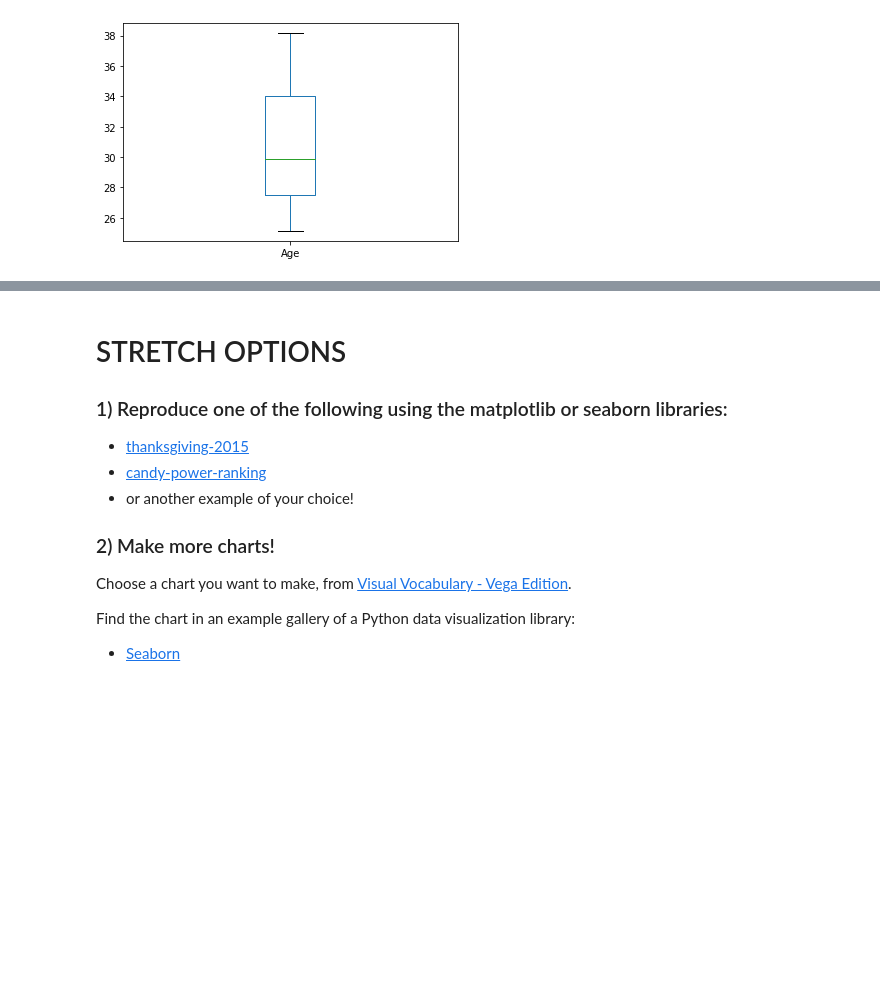
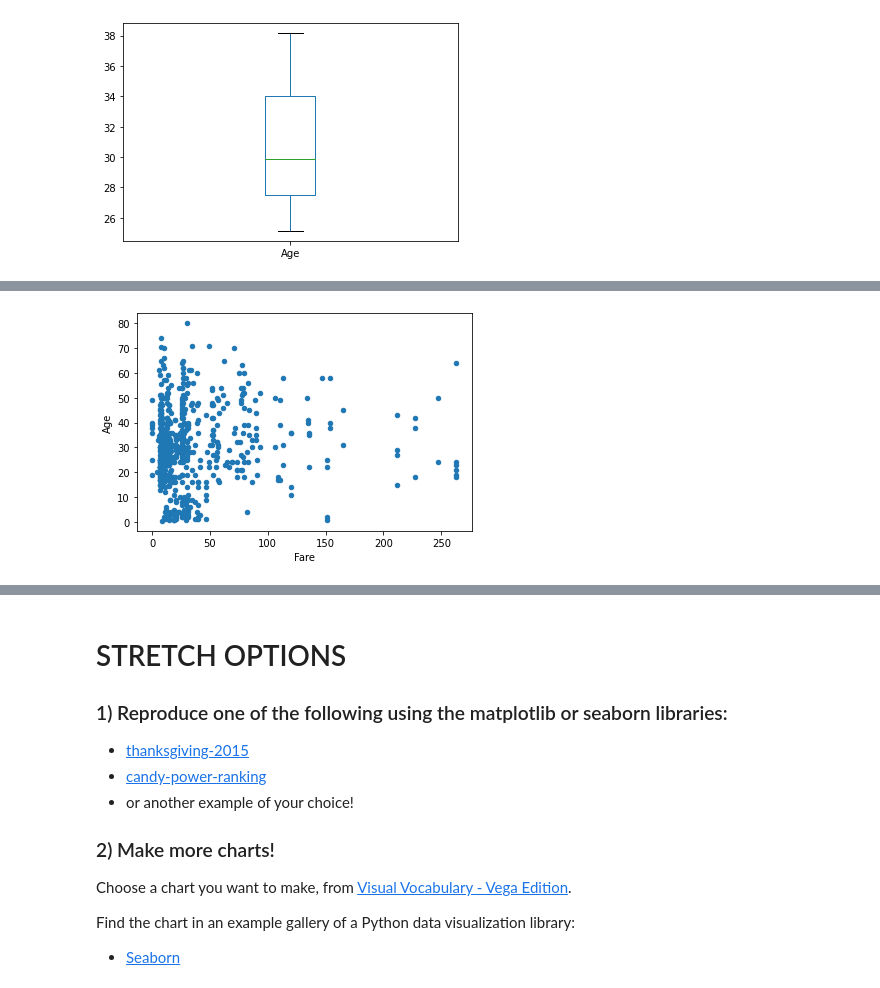
Before and after one commit to marianvinas/DS-Unit-1-Sprint-1-Data-Wrangling-and-Storytelling-1, a Jupyter notebook: module4-make-explanatory-visualizations/LS_DS_114_Make_Explanatory_Visualizations_Assignment.ipynb, the cells around one changed output, grey strips where cells are left out. Cells and saved outputs as stored; diff of their text form; code cells hidden in the pictures; blank space fills up the shorter version.

```diff
--- a/module4-make-explanatory-visualizations/LS_DS_114_Make_Explanatory_Visualizations_Assignment.ipynb
+++ b/module4-make-explanatory-visualizations/LS_DS_114_Make_Explanatory_Visualizations_Assignment.ipynb
@@ -271,0 +278,5 @@ tdf.groupby('cabin_class')['Age'].mean().plot(kind='box')
+# %%
+# 2 continuos variables: age by fare
+tdf.plot(kind='scatter', x='Fare' , y='Age');
+# %% [output]
+[figure, added]
```
Also changed, not shown: parts of 11 cells of this notebook.
